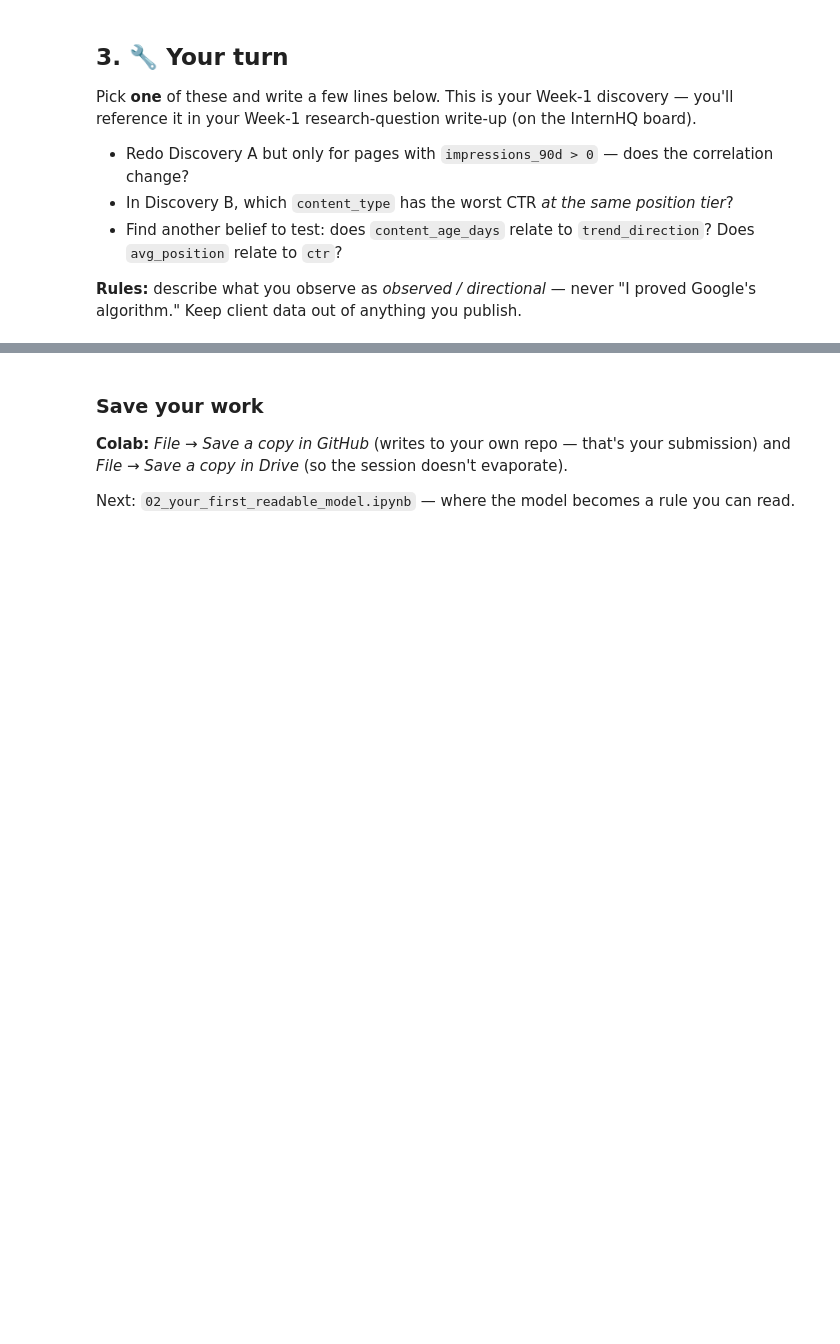
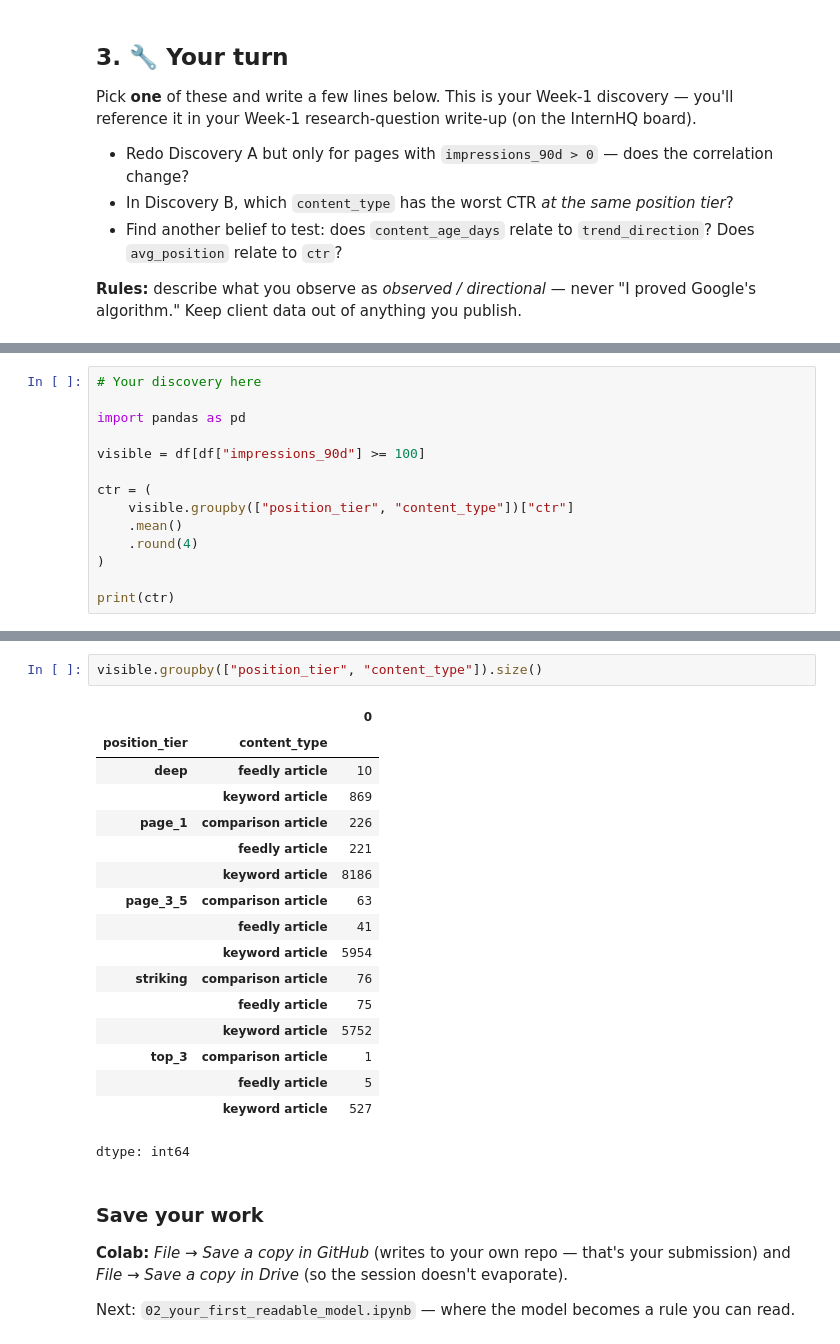
Before and after one commit to dwaynemongaya/flyrank-ml-internship_dwaynemongaya, a Jupyter notebook: notebooks/01_first_look_and_discovery.ipynb, the cells around one changed output, grey strips where cells are left out. Drawn from its saved outputs; the diff is of its cells as text; blank space fills up the shorter version.

```diff
--- a/notebooks/01_first_look_and_discovery.ipynb
+++ b/notebooks/01_first_look_and_discovery.ipynb
@@ -99,0 +154,14 @@ Pick **one** of these and write a few lines below. This is your Week-1 discovery
+# %%
+# Your discovery here
+
+import pandas as pd
+
+visible = df[df["impressions_90d"] >= 100]
+
+ctr = (
+    visible.groupby(["position_tier", "content_type"])["ctr"]
+    .mean()
+    .round(4)
+)
+
+print(ctr)
@@ -100,3 +189,23 @@ Pick **one** of these and write a few lines below. This is your Week-1 discovery
+# %%
+visible.groupby(["position_tier", "content_type"]).size()
+# %% [output]
+|  |  | 0 |
+| position_tier | content_type |  |
+| deep | feedly article | 10 |
+|  | keyword article | 869 |
+| page_1 | comparison article | 226 |
+|  | feedly article | 221 |
+|  | keyword article | 8186 |
+| page_3_5 | comparison article | 63 |
+|  | feedly article | 41 |
+|  | keyword article | 5954 |
+| striking | comparison article | 76 |
+|  | feedly article | 75 |
+|  | keyword article | 5752 |
+| top_3 | comparison article | 1 |
+|  | feedly article | 5 |
+|  | keyword article | 527 |
+dtype: int64
 # %% [markdown]
 ### Save your work
 **Colab:** *File → Save a copy in GitHub* (writes to your own repo — that's your submission) and *File → Save a copy in Drive* (so the session doesn't evaporate).
```
Also changed, not shown: parts of 11 cells of this notebook.
